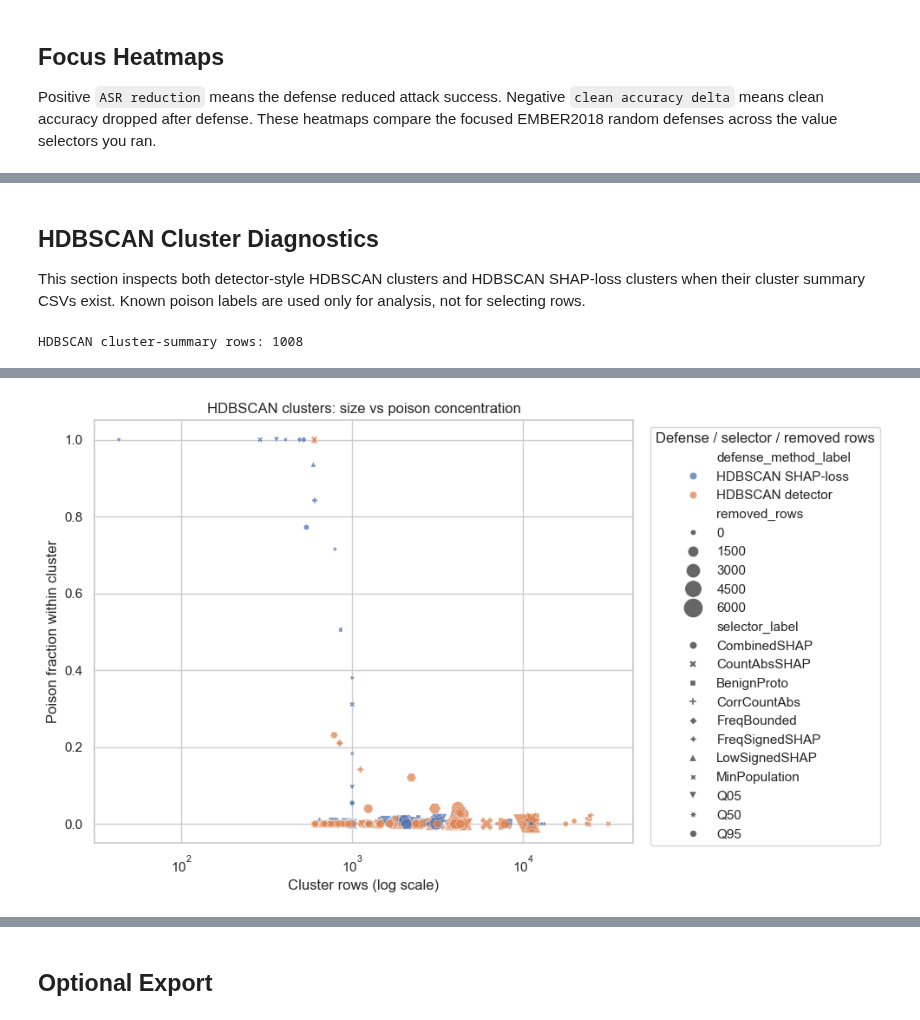
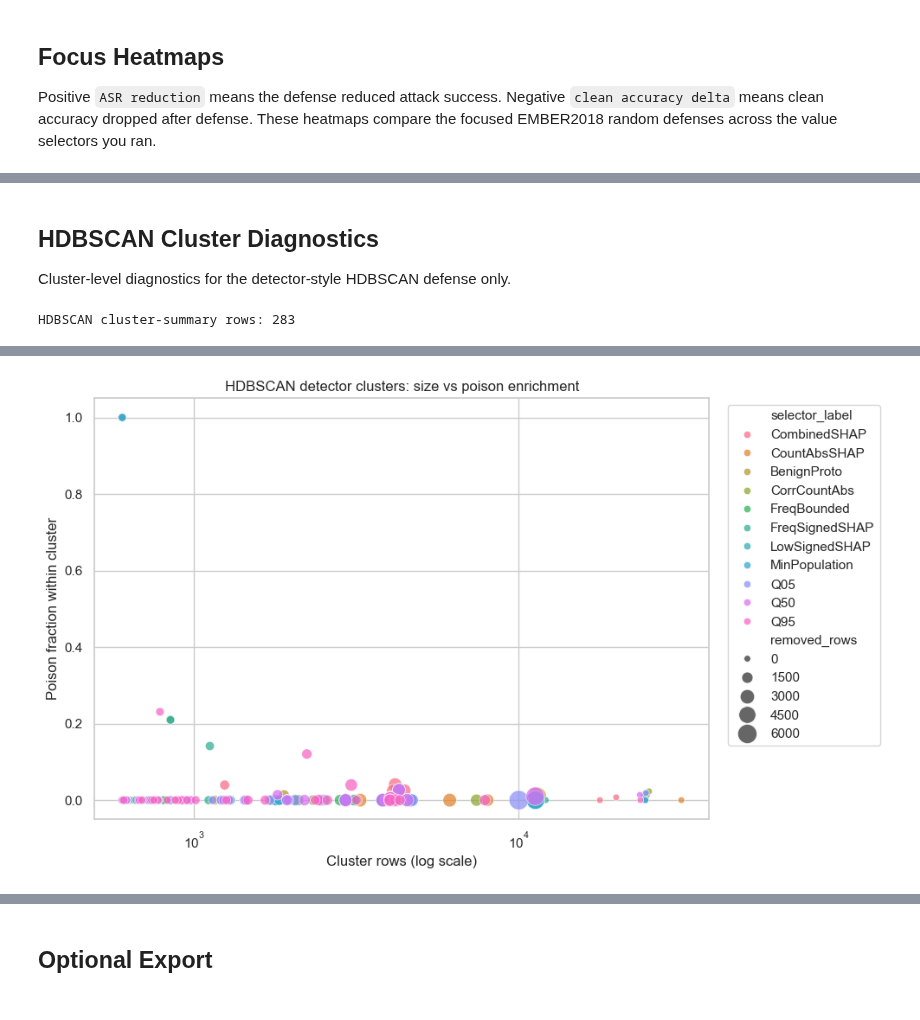
Before and after one commit to tebenia/gmm-mahal, a Jupyter notebook: notebooks/06_compare_defense_metrics.ipynb, the cells around one changed output, grey strips where cells are left out. Drawn from its saved outputs; the diff is of its cells as text; code cells hidden in the pictures.

```diff
--- a/notebooks/06_compare_defense_metrics.ipynb
+++ b/notebooks/06_compare_defense_metrics.ipynb
@@ -398,20 +414,12 @@ DEFENSE_METHOD_ORDER = [
     "isolation_forest",
     "spectral_signature",
     "hdbscan",
-    "hdbscan_shap_loss",
-    "gmm_mahalanobis",
-    "provided_indices",
-    "oracle_poisoned",
 ]
 
 DEFENSE_LABELS = {
     "isolation_forest": "Isolation Forest",
     "spectral_signature": "Spectral Signature",
     "hdbscan": "HDBSCAN detector",
-    "hdbscan_shap_loss": "HDBSCAN SHAP-loss",
-    "gmm_mahalanobis": "GMM-Maha",
-    "provided_indices": "Provided Indices",
-    "oracle_poisoned": "Oracle",
 }
 
 
@@ -636,42 +644,19 @@ else:
 # %% [markdown]
 ## HDBSCAN Cluster Diagnostics
 
-This section inspects both detector-style HDBSCAN clusters and HDBSCAN SHAP-loss clusters when their cluster summary CSVs exist. Known poison labels are used only for analysis, not for selecting rows.
+Cluster-level diagnostics for the detector-style HDBSCAN defense only.
 # %%
 def load_hdbscan_cluster_summaries(focus: pd.DataFrame) -> pd.DataFrame:
     rows = []
-    hdbscan_methods = {"hdbscan", "hdbscan_shap_loss"}
-    for _, run in focus[focus["defense_method"].isin(hdbscan_methods)].iterrows():
+    for _, run in focus[focus["defense_method"] == "hdbscan"].iterrows():
         detector_dir = Path(run["metrics_path"]).parent.parent
-        if run["defense_method"] == "hdbscan":
-            summary_path = detector_dir / "hdbscan_cluster_summary.csv"
-            if not summary_path.exists():
-                continue
-            cluster_df = pd.read_csv(summary_path).copy()
-            cluster_df["cluster_display"] = cluster_df["cluster_label"].astype(str)
-            cluster_df["cluster_id"] = cluster_df["cluster_label"]
-            cluster_df["cluster_score"] = cluster_df.get("mean_suspicious_score", np.nan)
-        else:
-            summary_path = detector_dir / "cluster_summary.csv"
-            if not summary_path.exists():
-                continue
-            raw = pd.read_csv(summary_path)
-            cluster_df = pd.DataFrame({
-                "cluster_id": raw["cluster"].astype(int),
-                "cluster_display": raw["cluster"].astype(str),
-                "is_noise": raw["cluster"].astype(int) == -1,
-                "rows": raw["rows"].astype(int),
-                "removed_rows": np.where(raw["is_suspicious_cluster"].astype(bool), raw["rows"].astype(int), 0),
-                "poisoned_rows": raw.get("oracle_poisoned", 0).astype(int),
-                "removed_poisoned_rows": np.where(raw["is_suspicious_cluster"].astype(bool), raw.get("oracle_poisoned", 0).astype(int), 0),
-                "poison_fraction_within_cluster": raw.get("oracle_poison_rate", 0.0).astype(float),
-                "mean_suspicious_score": raw["mean_benign_loss"].astype(float),
-                "cluster_score": raw["mean_benign_loss"].astype(float),
-                "avg_silhouette": np.nan,
-                "kept_clean": raw["kept_clean"].astype(bool),
-                "is_suspicious_cluster": raw["is_suspicious_cluster"].astype(bool),
-                "loss_rank": raw["loss_rank"].astype(int),
-            })
+        summary_path = detector_dir / "hdbscan_cluster_summary.csv"
+        if not summary_path.exists():
+            continue
+        cluster_df = pd.read_csv(summary_path).copy()
+        cluster_df["cluster_display"] = cluster_df["cluster_label"].astype(str)
+        cluster_df["cluster_id"] = cluster_df["cluster_label"]
+        cluster_df["cluster_score"] = cluster_df.get("mean_suspicious_score", np.nan)
         cluster_df["summary_path"] = str(summary_path)
         cluster_df["value_selector"] = run["value_selector"]
         cluster_df["sampling_strategy"] = run["sampling_strategy"]
@@ -745,19 +730,18 @@ else:
         x="rows",
         y="poison_fraction_within_cluster",
         size="removed_rows",
-        hue="defense_method_label",
-        style="selector_label",
-        sizes=(20, 260),
+        hue="selector_label",
         alpha=0.75,
+        sizes=(30, 260),
         ax=ax,
     )
     ax.set_xscale("log")
-    ax.set_title("HDBSCAN clusters: size vs poison concentration")
+    ax.set_title("HDBSCAN detector clusters: size vs poison enrichment")
     ax.set_xlabel("Cluster rows (log scale)")
     ax.set_ylabel("Poison fraction within cluster")
-    ax.legend(title="Defense / selector / removed rows", bbox_to_anchor=(1.02, 1), loc="upper left")
+    ax.legend(bbox_to_anchor=(1.02, 1), loc="upper left")
     plt.tight_layout()
     plt.show()
 # %% [output]
-HDBSCAN cluster-summary rows: 1008
+HDBSCAN cluster-summary rows: 283
 |  | defense_method_label | value_selector | selector_label | clusters | total_rows | total_removed | ... |
@@ -797,2 +776,2 @@ HDBSCAN cluster-summary rows: 1008
-[figure, old version]
+[figure, new version]
 # %% [markdown]
```
Also changed, not shown: parts of 13 cells of this notebook, 9 other files.
